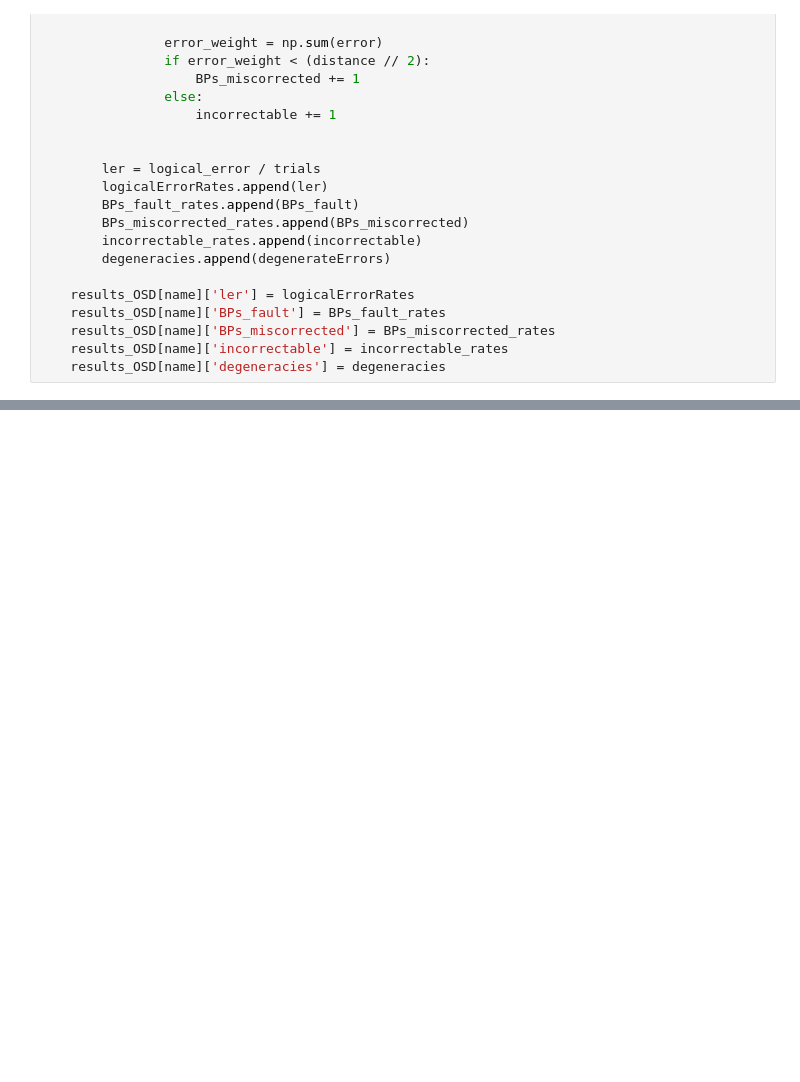
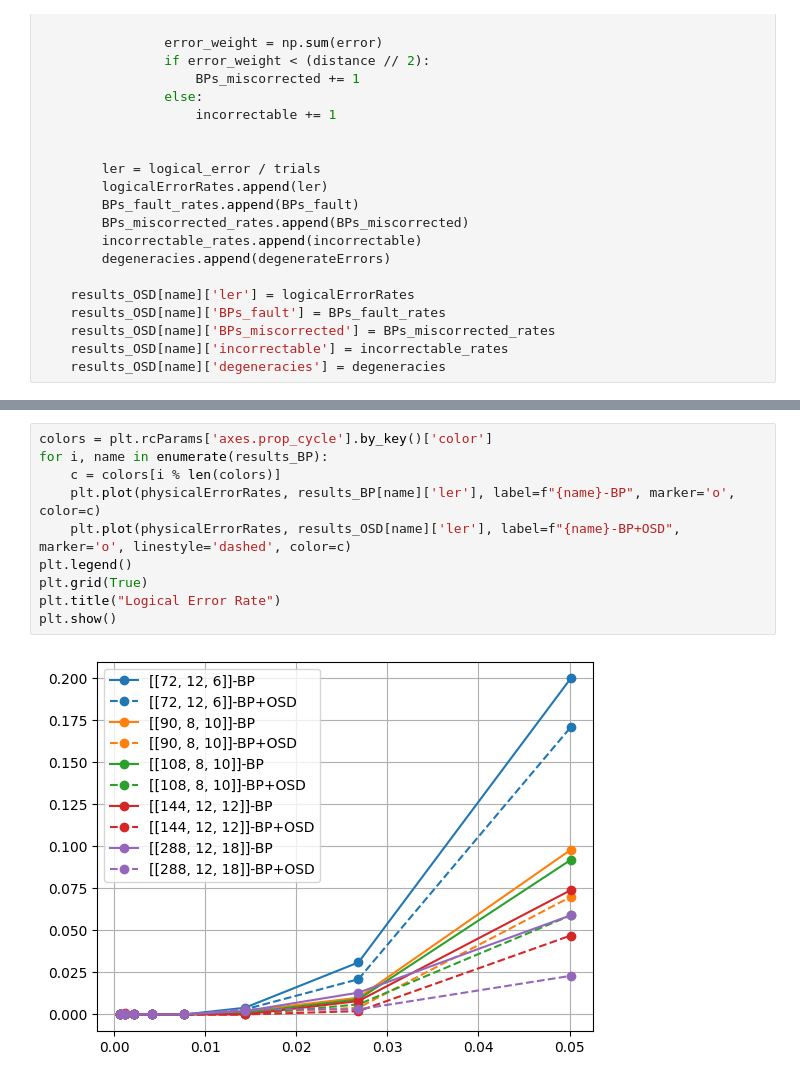
Before and after one commit to michelebanfi/qLDPC, a Jupyter notebook: notebooks/degeneracyCount.ipynb, the cells around one changed output, grey strips where cells are left out. Saved outputs shown, nothing was run; the diff lists cells and outputs as text; blank space fills up the shorter version.

```diff
--- a/notebooks/degeneracyCount.ipynb
+++ b/notebooks/degeneracyCount.ipynb
@@ -226,0 +255,12 @@ plt.show()
+# %%
+colors = plt.rcParams['axes.prop_cycle'].by_key()['color']
+for i, name in enumerate(results_BP):
+    c = colors[i % len(colors)]
+    plt.plot(physicalErrorRates, results_BP[name]['ler'], label=f"{name}-BP", marker='o', color=c)
+    plt.plot(physicalErrorRates, results_OSD[name]['ler'], label=f"{name}-BP+OSD", marker='o', linestyle='dashed', color=c)
+plt.legend()
+plt.grid(True)
+plt.title("Logical Error Rate")
+plt.show()
+# %% [output]
+[figure, added]
```
Also changed, not shown: parts of 6 cells of this notebook, 2 other files.
